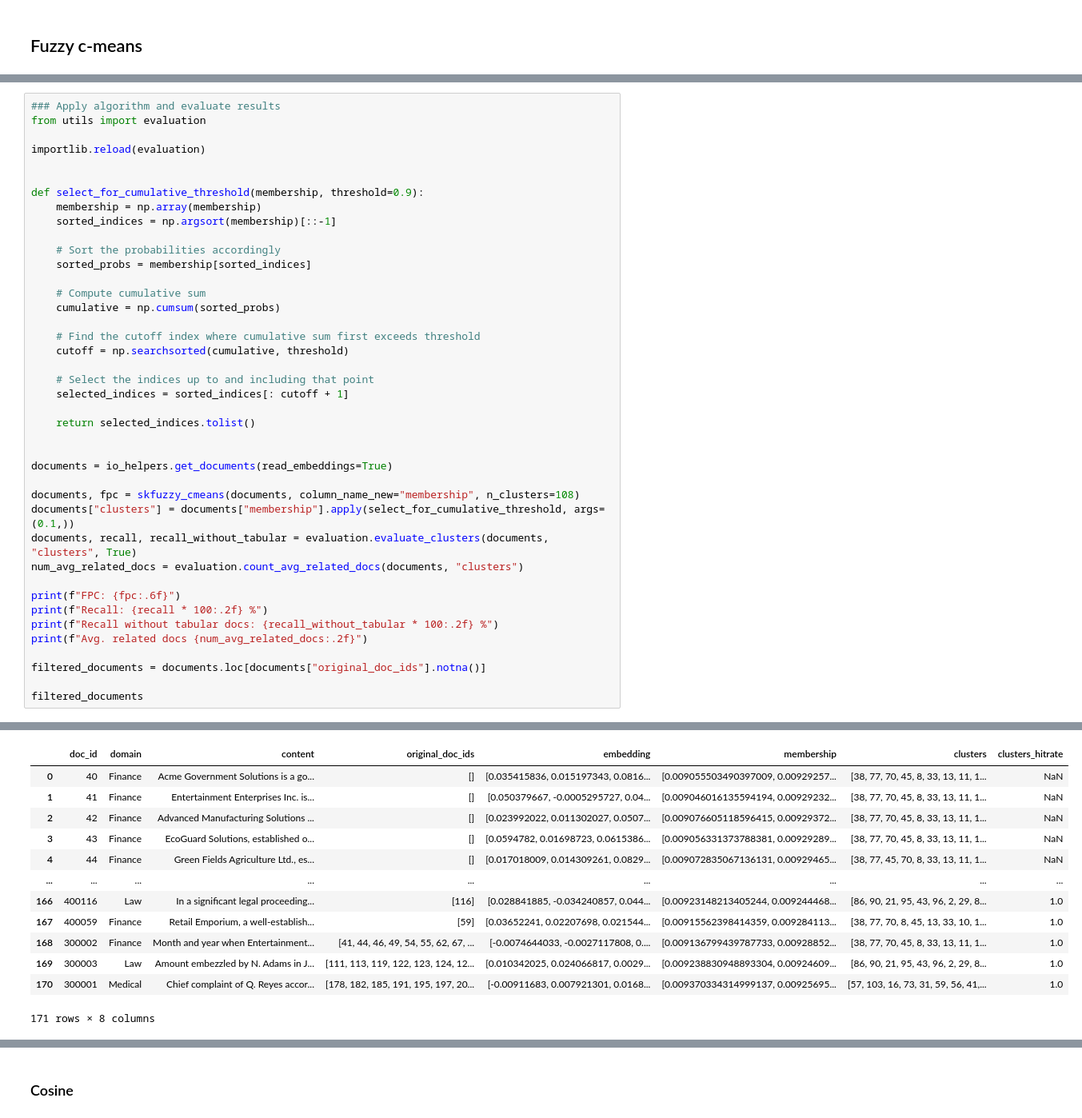
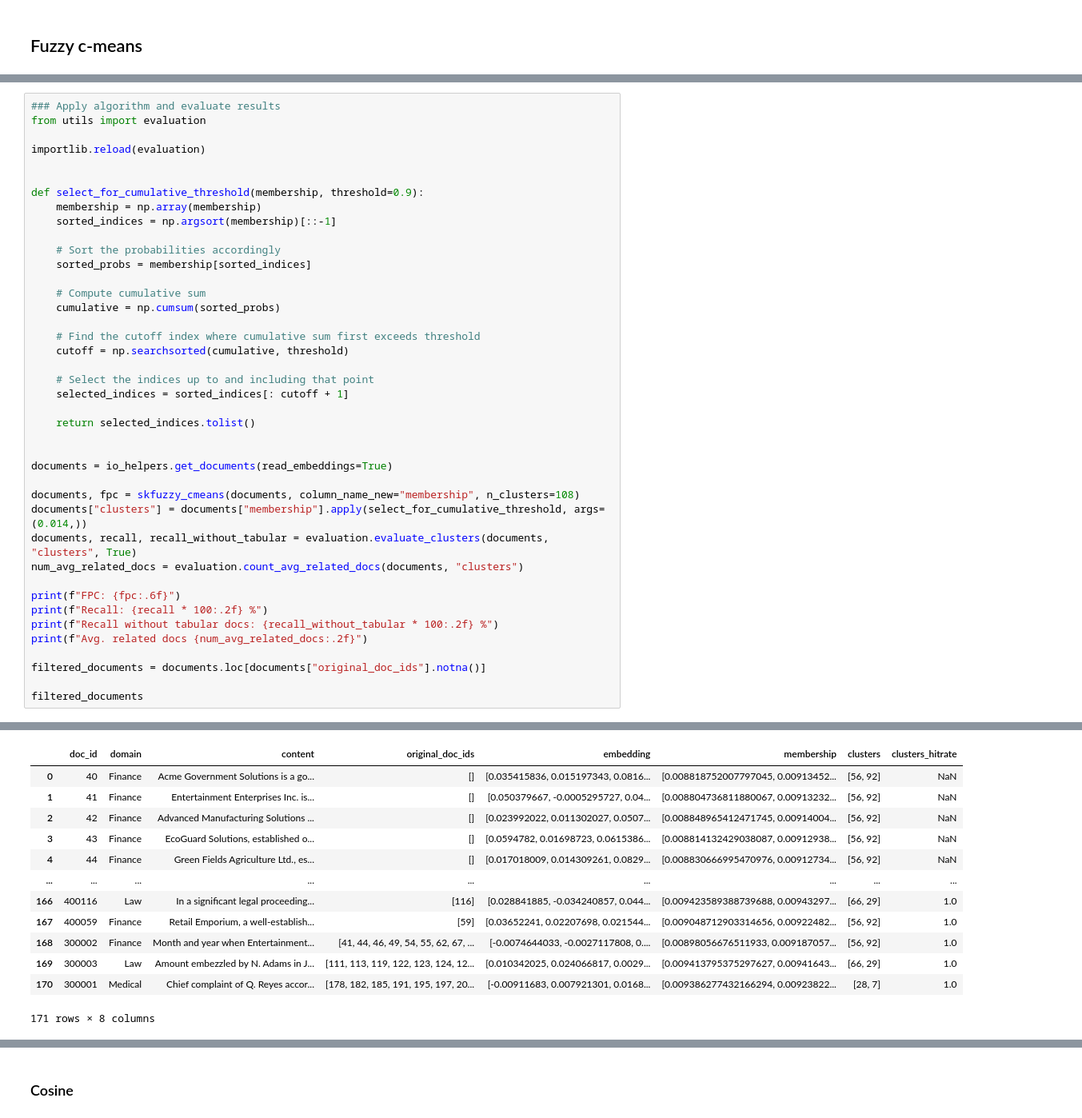
Before and after one commit to leon-me/ma, a Jupyter notebook: 1-embeddings.ipynb, the cells around one changed output, grey strips where cells are left out. Shown: that part at 80% size. Drawn from its saved outputs; the diff is of its cells as text.

```diff
--- a/1-embeddings.ipynb
+++ b/1-embeddings.ipynb
@@ -236,7 +222,7 @@ def select_for_cumulative_threshold(membership, threshold=0.9):
 documents = io_helpers.get_documents(read_embeddings=True)
 
 documents, fpc = skfuzzy_cmeans(documents, column_name_new="membership", n_clusters=108)
-documents["clusters"] = documents["membership"].apply(select_for_cumulative_threshold, args=(0.1,))
+documents["clusters"] = documents["membership"].apply(select_for_cumulative_threshold, args=(0.014,))
 documents, recall, recall_without_tabular = evaluation.evaluate_clusters(documents, "clusters", True)
 num_avg_related_docs = evaluation.count_avg_related_docs(documents, "clusters")
 
@@ -256,15 +242,15 @@ Avg. related docs 90.81
 |  | doc_id | domain | content | original_doc_ids | embedding | membership | clusters | clusters_hitrate |
-| 0 | 40 | Finance | Acme Government Solutions is a go... | [] | [0.035415836, 0.015197343, 0.0816... | [0.009055503490397009, 0.00929257... | [38, 77, 70, 45, 8, 33, 13, 11, 1... | NaN |
-| 1 | 41 | Finance | Entertainment Enterprises Inc. is... | [] | [0.050379667, -0.0005295727, 0.04... | [0.009046016135594194, 0.00929232... | [38, 77, 70, 45, 8, 33, 13, 11, 1... | NaN |
-| 2 | 42 | Finance | Advanced Manufacturing Solutions ... | [] | [0.023992022, 0.011302027, 0.0507... | [0.009076605118596415, 0.00929372... | [38, 77, 70, 45, 8, 33, 13, 11, 1... | NaN |
-| 3 | 43 | Finance | EcoGuard Solutions, established o... | [] | [0.0594782, 0.01698723, 0.0615386... | [0.009056331373788381, 0.00929289... | [38, 77, 70, 45, 8, 33, 13, 11, 1... | NaN |
-| 4 | 44 | Finance | Green Fields Agriculture Ltd., es... | [] | [0.017018009, 0.014309261, 0.0829... | [0.009072835067136131, 0.00929465... | [38, 77, 45, 70, 8, 33, 13, 11, 1... | NaN |
+| 0 | 40 | Finance | Acme Government Solutions is a go... | [] | [0.035415836, 0.015197343, 0.0816... | [0.008818752007797045, 0.00913452... | [56, 92] | NaN |
+| 1 | 41 | Finance | Entertainment Enterprises Inc. is... | [] | [0.050379667, -0.0005295727, 0.04... | [0.008804736811880067, 0.00913232... | [56, 92] | NaN |
+| 2 | 42 | Finance | Advanced Manufacturing Solutions ... | [] | [0.023992022, 0.011302027, 0.0507... | [0.008848965412471745, 0.00914004... | [56, 92] | NaN |
+| 3 | 43 | Finance | EcoGuard Solutions, established o... | [] | [0.0594782, 0.01698723, 0.0615386... | [0.008814132429038087, 0.00912938... | [56, 92] | NaN |
+| 4 | 44 | Finance | Green Fields Agriculture Ltd., es... | [] | [0.017018009, 0.014309261, 0.0829... | [0.008830666995470976, 0.00912734... | [56, 92] | NaN |
 | ... | ... | ... | ... | ... | ... | ... | ... | ... |
-| 166 | 400116 | Law | In a significant legal proceeding... | [116] | [0.028841885, -0.034240857, 0.044... | [0.00923148213405244, 0.009244468... | [86, 90, 21, 95, 43, 96, 2, 29, 8... | 1.0 |
-| 167 | 400059 | Finance | Retail Emporium, a well-establish... | [59] | [0.03652241, 0.02207698, 0.021544... | [0.00915562398414359, 0.009284113... | [38, 77, 70, 8, 45, 13, 33, 10, 1... | 1.0 |
-| 168 | 300002 | Finance | Month and year when Entertainment... | [41, 44, 46, 49, 54, 55, 62, 67, ... | [-0.0074644033, -0.0027117808, 0.... | [0.009136799439787733, 0.00928852... | [38, 77, 70, 45, 8, 33, 13, 11, 1... | 1.0 |
-| 169 | 300003 | Law | Amount embezzled by N. Adams in J... | [111, 113, 119, 122, 123, 124, 12... | [0.010342025, 0.024066817, 0.0029... | [0.009238830948893304, 0.00924609... | [86, 90, 21, 95, 43, 96, 2, 29, 8... | 1.0 |
-| 170 | 300001 | Medical | Chief complaint of Q. Reyes accor... | [178, 182, 185, 191, 195, 197, 20... | [-0.00911683, 0.007921301, 0.0168... | [0.009370334314999137, 0.00925695... | [57, 103, 16, 73, 31, 59, 56, 41,... | 1.0 |
+| 166 | 400116 | Law | In a significant legal proceeding... | [116] | [0.028841885, -0.034240857, 0.044... | [0.009423589388739688, 0.00943297... | [66, 29] | 1.0 |
+| 167 | 400059 | Finance | Retail Emporium, a well-establish... | [59] | [0.03652241, 0.02207698, 0.021544... | [0.009048712903314656, 0.00922482... | [56, 92] | 1.0 |
+| 168 | 300002 | Finance | Month and year when Entertainment... | [41, 44, 46, 49, 54, 55, 62, 67, ... | [-0.0074644033, -0.0027117808, 0.... | [0.00898056676511933, 0.009187057... | [56, 92] | 1.0 |
+| 169 | 300003 | Law | Amount embezzled by N. Adams in J... | [111, 113, 119, 122, 123, 124, 12... | [0.010342025, 0.024066817, 0.0029... | [0.009413795375297627, 0.00941643... | [66, 29] | 1.0 |
+| 170 | 300001 | Medical | Chief complaint of Q. Reyes accor... | [178, 182, 185, 191, 195, 197, 20... | [-0.00911683, 0.007921301, 0.0168... | [0.009386277432166294, 0.00923822... | [28, 7] | 1.0 |
 171 rows × 8 columns
 # %% [markdown]
 ## Distance-based
```
Also changed, not shown: parts of 5 cells of this notebook, 9 other files.
